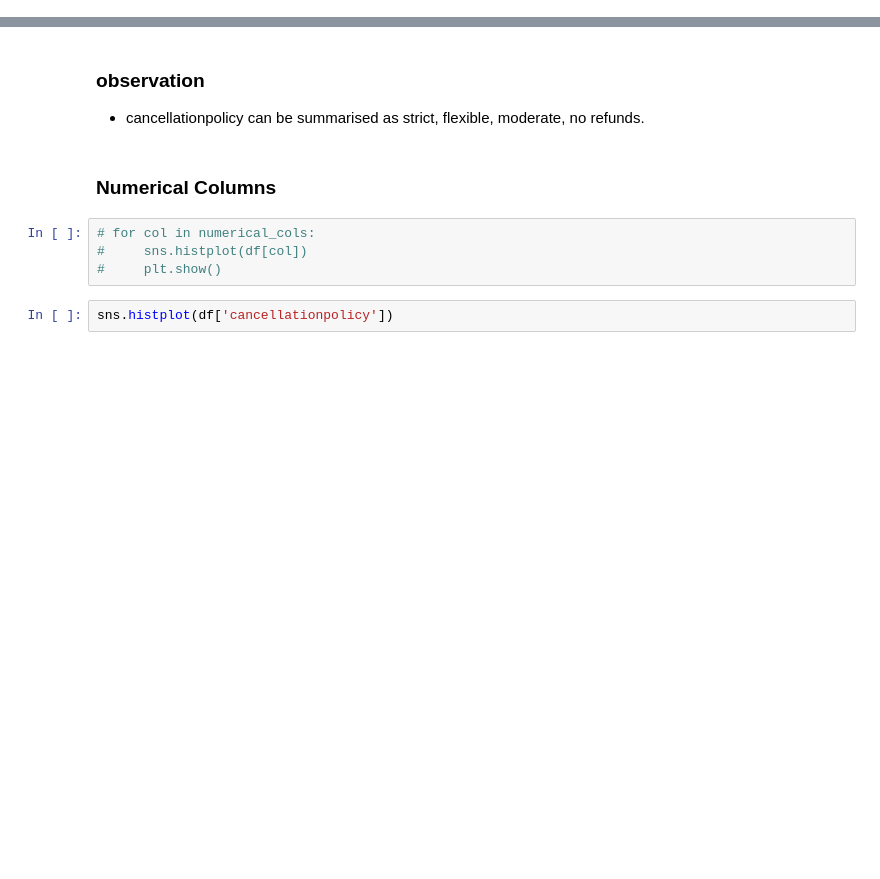
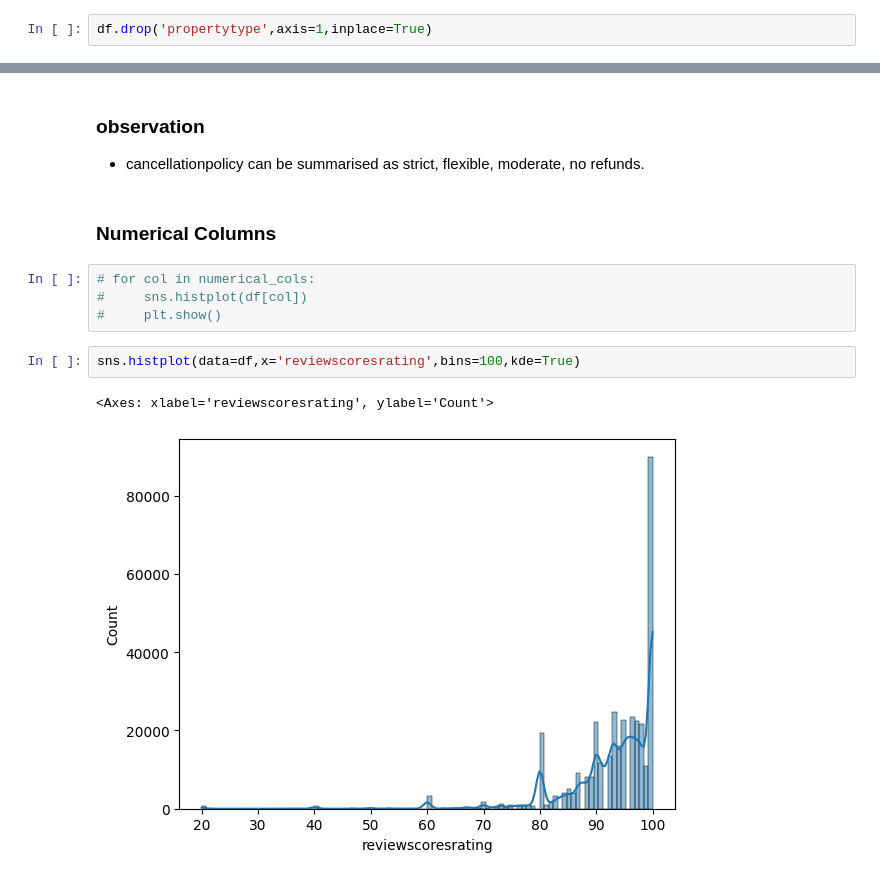
Before and after one commit to SinghJagpreet096/AirBnbPricePridiction, a Jupyter notebook: notebook/EDA.ipynb, the cells around one changed output, grey strips where cells are left out. Drawn from its saved outputs; the diff is of its cells as text; blank space fills up the shorter version.

```diff
--- a/notebook/EDA.ipynb
+++ b/notebook/EDA.ipynb
@@ -285,6 +285,8 @@ df.groupby(['roomtype','propertytype']).aggregate('count')
 |  | Treehouse | 2 | 2 | 2 | 2 | 2 | 2 | ... |
 |  | Villa | 14 | 14 | 14 | 14 | 14 | 14 | ... |
 101 rows × 8 columns
+# %%
+df.drop('propertytype',axis=1,inplace=True)
 # %%
 df['roomtype'].value_counts()
 # %% [output]
@@ -360,5 +362,8 @@ sns.countplot(df['cancellationpolicy'])
 # for col in numerical_cols:
 #     sns.histplot(df[col])
 #     plt.show()
-# %%
-sns.histplot(df['cancellationpolicy'])
+# %%
+sns.histplot(data=df,x='reviewscoresrating',bins=100,kde=True)
+# %% [output]
+<Axes: xlabel='reviewscoresrating', ylabel='Count'>
+[figure, added]
```
Also changed, not shown: parts of 7 cells of this notebook, 2 other files.
